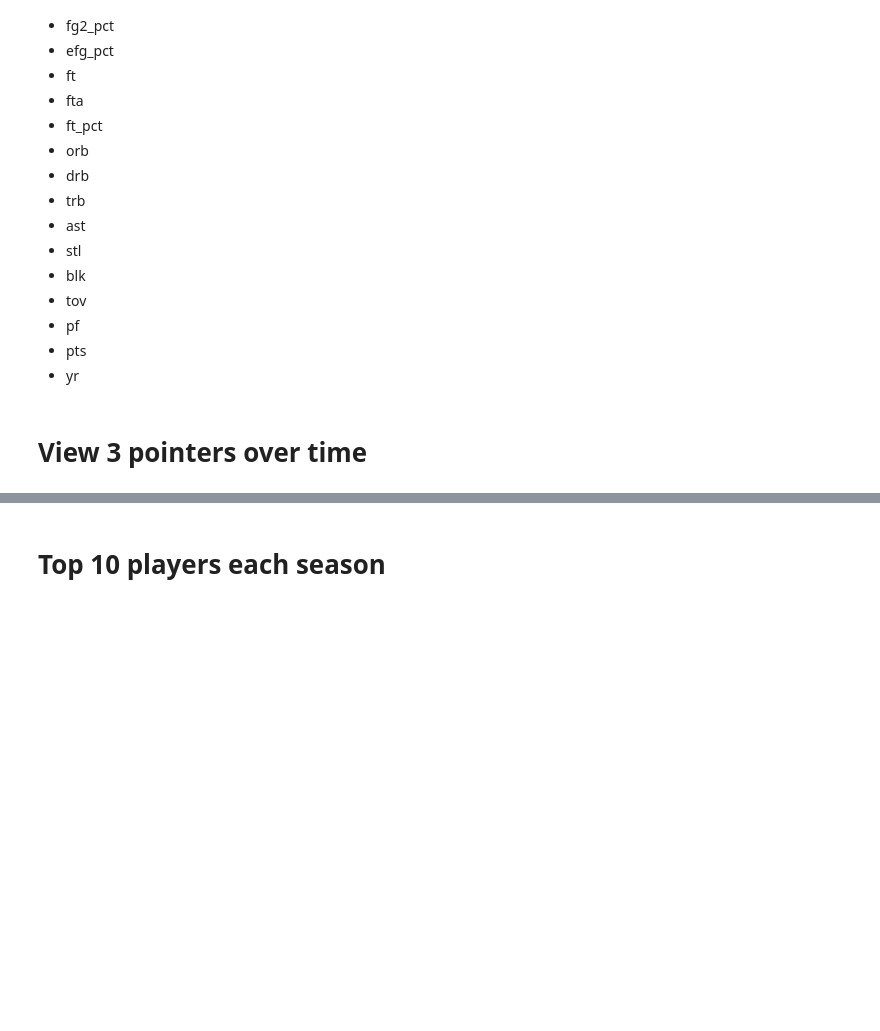
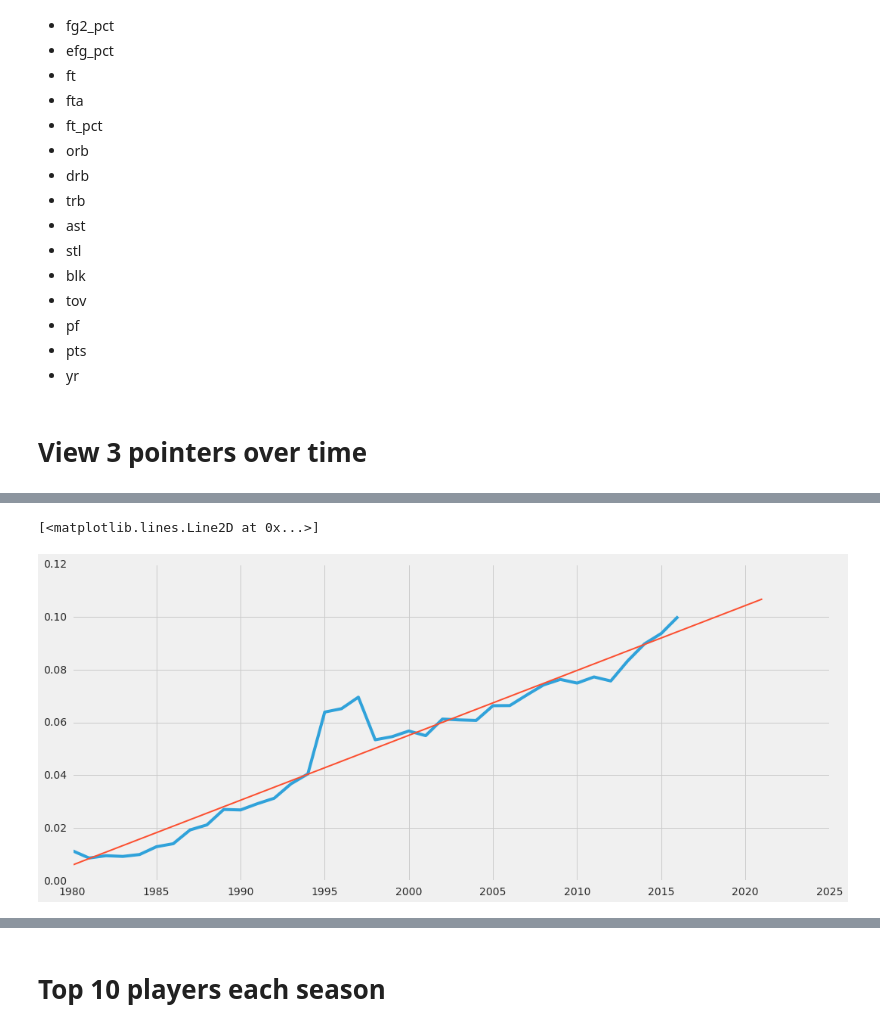
Before and after one commit to crawles/spark-nba-analytics, a Jupyter notebook: 02_data_exploration.ipynb, the cells around one changed output, grey strips where cells are left out. Saved outputs shown, nothing was run; the diff lists cells and outputs as text; code cells hidden in the pictures; blank space fills up the shorter version.

```diff
--- a/02_data_exploration.ipynb
+++ b/02_data_exploration.ipynb
@@ -105,0 +106,6 @@ _=plt.title('Player average 3-point attempts (per 36 minutes)')
+# %%
+# 3 point attempts / minute
+fga_py = df2.groupBy('yr')\
+         .agg({'mp' : 'sum', 'fg3a' : 'sum', 'fga' : 'sum'})\
+         .select(col('yr'), (col('sum(fga)')/col('sum(mp)')).alias('fga_pm'), (col('sum(fg3a)')/col('sum(mp)')).alias('fg3a_pm'))\
+         .orderBy('yr')\
@@ -105,0 +126,12 @@ _=plt.title('Player average 3-point attempts (per 36 minutes)')
+# %%
+from pyspark.ml.regression import LinearRegression
+from pyspark.ml.feature import VectorAssembler
+from pyspark.sql.functions import col
+
+t = VectorAssembler(inputCols=['yr'], outputCol = 'features')
+training = t.transform(fga_py)\
+            .withColumn('yr',fga_py.yr)\
+            .withColumn('label',fga_py.fg3a_pm)
+
+lr = LinearRegression(maxIter=10)
+model = lr.fit(training)
@@ -105,0 +165,19 @@ _=plt.title('Player average 3-point attempts (per 36 minutes)')
+# %%
+from pyspark.sql import Row
+
+training_yrs = training.select('yr').rdd.map(lambda x: x[0]).collect()
+training_y = training.select('fg3a_pm').rdd.map(lambda x: x[0]).collect()
+
+testing_yrs = [2017, 2018, 2019, 2020, 2021]
+all_yrs = training_yrs + testing_yrs
+
+test_rdd = sc.parallelize(all_yrs)
+row = Row('yr')
+testing = t.transform(test_rdd.map(row).toDF())
+df_results = model.transform(testing).toPandas()
+df = df_results
+plt.plot(training_yrs, training_y)
+plt.plot(df.yr,df.prediction, linewidth = 2)
+# %% [output]
+[<matplotlib.lines.Line2D at 0x...>]
+[figure, added]
```
Also changed, not shown: parts of 10 cells of this notebook, 9 other files.
